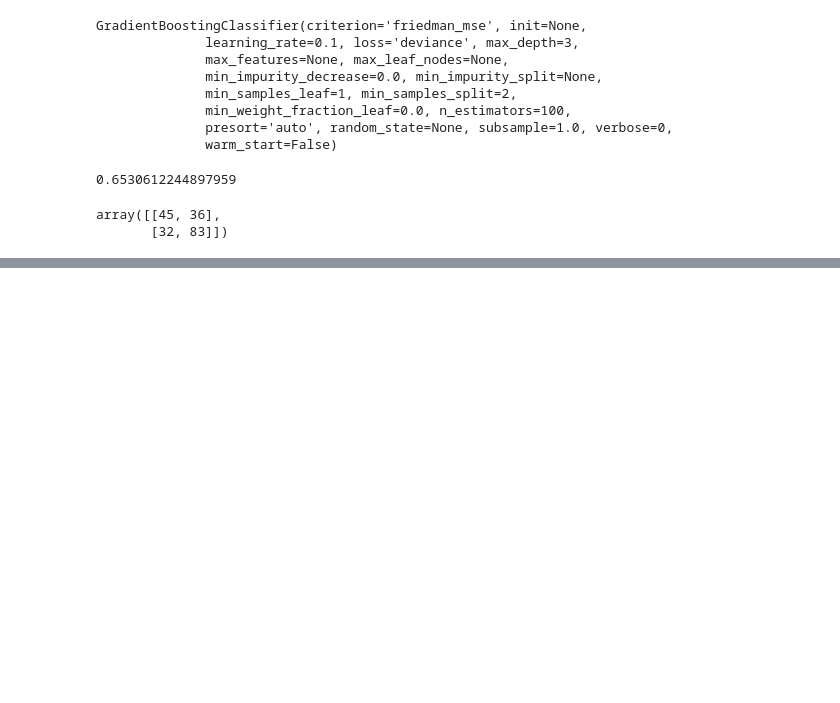
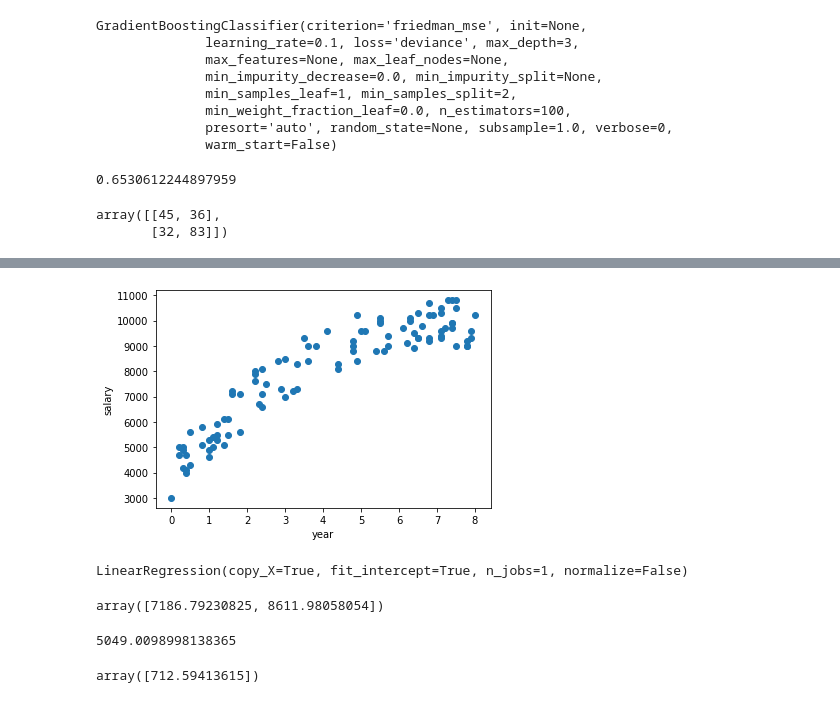
Before and after one commit to ywchiu/taipeifubon, a Jupyter notebook: Demo20200414.ipynb, the cells around one changed output, grey strips where cells are left out. Saved outputs shown, nothing was run; the diff lists cells and outputs as text; code cells hidden in the pictures; blank space fills up the shorter version.

Commit message:
add salary

```diff
--- a/Demo20200414.ipynb
+++ b/Demo20200414.ipynb
@@ -253,0 +256,3 @@ array([[45, 36],
+# %%
+import pandas
+df = pandas.read_csv('https://raw.githubusercontent.com/ywchiu/taipeifubon/master/data/salary.csv', index_col=0)
@@ -253,0 +268,22 @@ array([[45, 36],
+# %%
+from matplotlib import pyplot as plt
+plt.scatter(df['year'], df['salary'])
+plt.xlabel('year')
+plt.ylabel('salary')
+plt.show()
+# %% [output]
+[figure, added]
+# %%
+from sklearn.linear_model import LinearRegression
+X = df[['year']]
+y = df['salary'].values
+regr = LinearRegression()
+regr.fit(X,y)
+# %% [output]
+LinearRegression(copy_X=True, fit_intercept=True, n_jobs=1, normalize=False)
+# %%
+import numpy as np
+test_X = np.array([3,5]).reshape(-1,1)
+regr.predict(test_X)
+# %% [output]
+array([7186.79230825, 8611.98058054])
@@ -253,0 +292,8 @@ array([[45, 36],
+# %%
+regr.intercept_ # b
+# %% [output]
+5049.0098998138365
+# %%
+regr.coef_ # a
+# %% [output]
+array([712.59413615])
```
Also changed, not shown: parts of 13 cells of this notebook.
